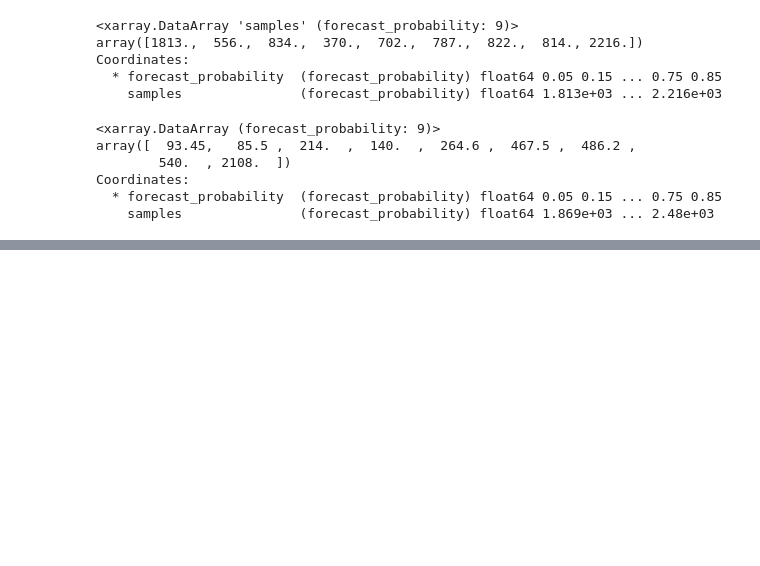
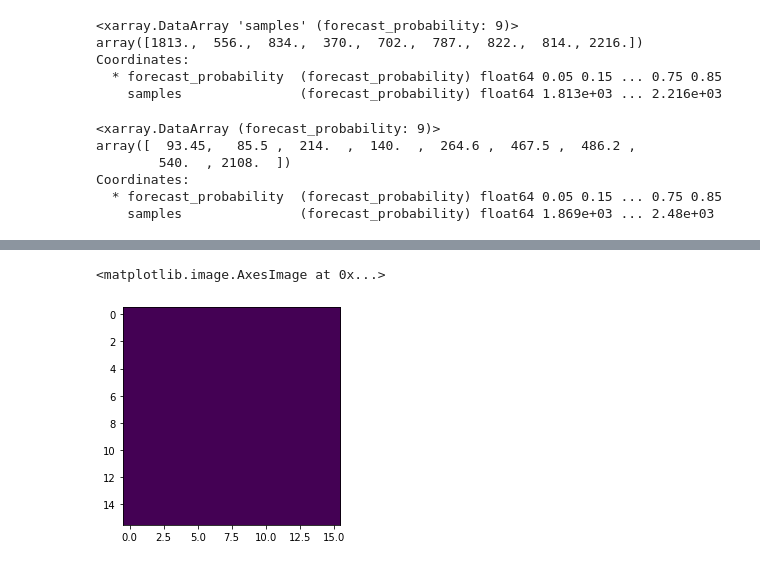
Before and after one commit to raspstephan/nwp-downscale, a Jupyter notebook: notebooks/eval_dev.ipynb, the cells around one changed output, grey strips where cells are left out. Cells and saved outputs as stored; diff of their text form; code cells hidden in the pictures; blank space fills up the shorter version.

```diff
--- a/notebooks/eval_dev.ipynb
+++ b/notebooks/eval_dev.ipynb
@@ -267,0 +359,5 @@ enumerate
+# %%
+plt.imshow(img2)
+# %% [output]
+<matplotlib.image.AxesImage at 0x...>
+[figure, added]
```
Also changed, not shown: parts of 15 cells of this notebook, 7 other files.
